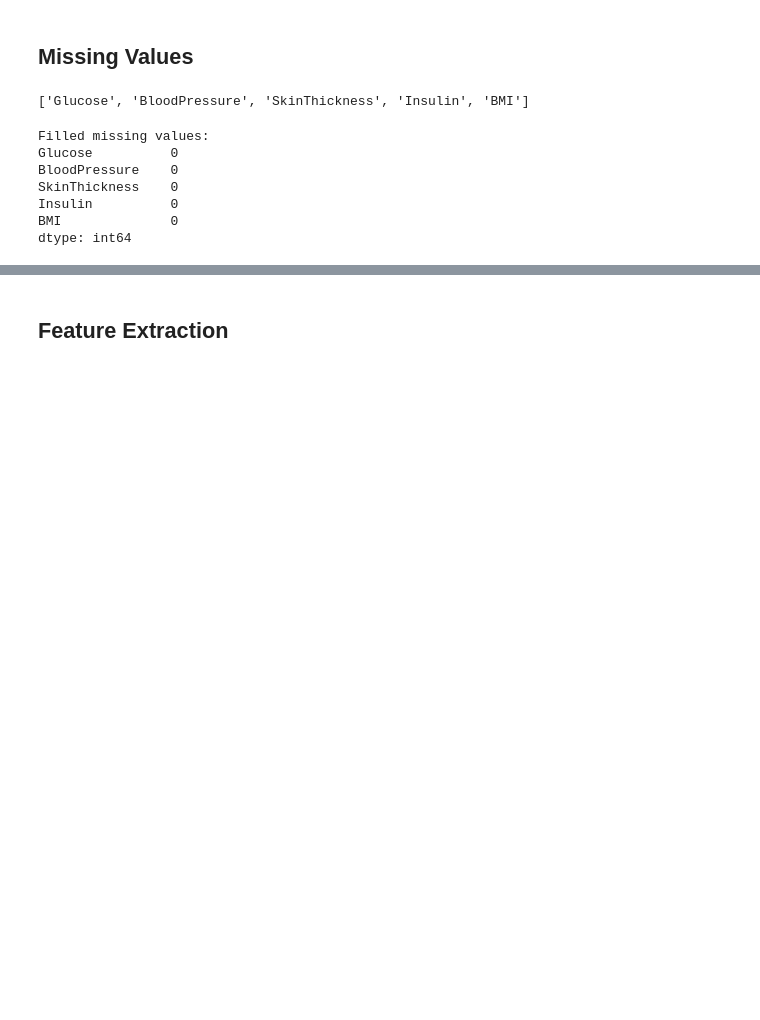
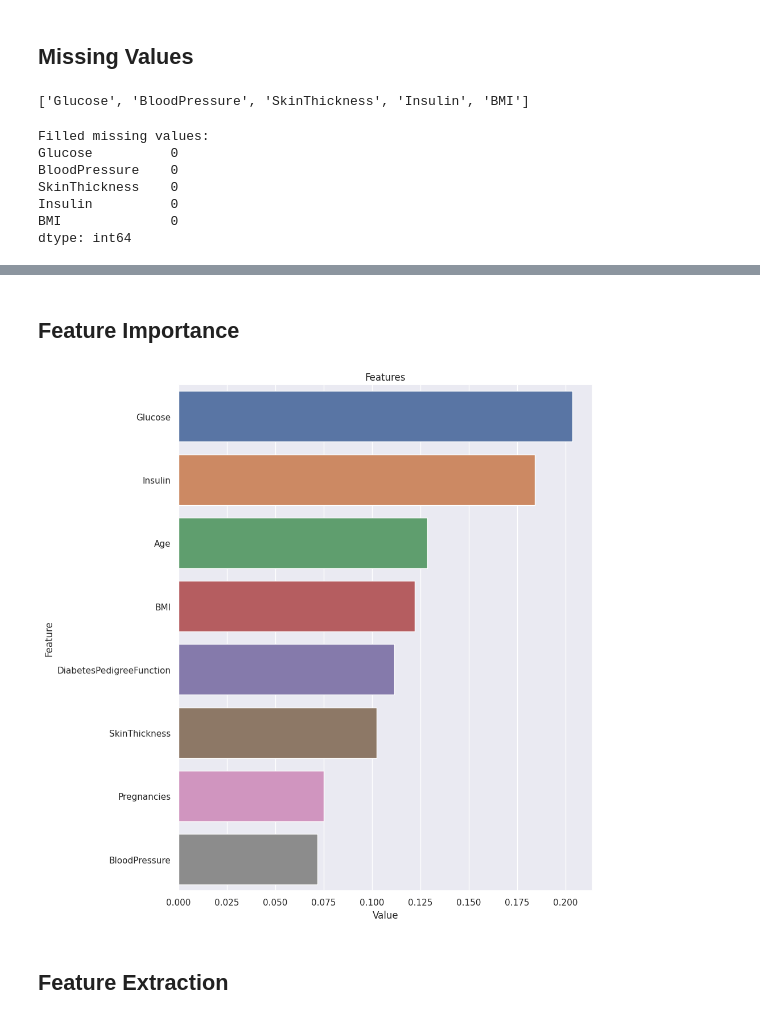
Before and after one commit to kursatdinc/kaggle_works, a Jupyter notebook: diabetes-eda-feature-engineering-ml.ipynb, the cells around one changed output, grey strips where cells are left out. Saved outputs shown, nothing was run; the diff lists cells and outputs as text; code cells hidden in the pictures; blank space fills up the shorter version.

```diff
--- a/diabetes-eda-feature-engineering-ml.ipynb
+++ b/diabetes-eda-feature-engineering-ml.ipynb
@@ -693,0 +696,14 @@ dtype: int64
+# %%
+y = df["Outcome"]
+X = df.drop(["Outcome"], axis=1)
+
+X_train, X_test, y_train, y_test = train_test_split(X, y, test_size=0.30, random_state=17)
+
+rf_model = RandomForestClassifier(random_state=46).fit(X_train, y_train)
+y_pred = rf_model.predict(X_test)
+
+report = classification_report(y_test, y_pred, digits=4)
+roc_auc = roc_auc_score(y_test, rf_model.predict_proba(X_test)[:, 1])
+
+print(report)
+print(f"ROC AUC: {roc_auc:.4f}")
@@ -694,3 +721,21 @@ dtype: int64
+# %% [markdown]
+## Feature Importance
+# %%
+def plot_importance(model, features, dataframe, save=False):
+    num = len(dataframe)
+    feature_imp = pd.DataFrame({"Value": model.feature_importances_, "Feature": features.columns})
+    plt.figure(figsize=(10, 10))
+    sns.set_theme(font_scale=1)
+    sns.barplot(x="Value", y="Feature", data=feature_imp.sort_values(by="Value", ascending=False)[0:num])
+    plt.title("Features")
+    plt.tight_layout()
+    plt.show()
+    if save:
+        plt.savefig("importances.png")
+
+plot_importance(rf_model, X_train, df)
+# %% [output]
+[figure, added]
 # %% [markdown]
 ## Feature Extraction
 # %%
```
Also changed, not shown: parts of 3 cells of this notebook.
